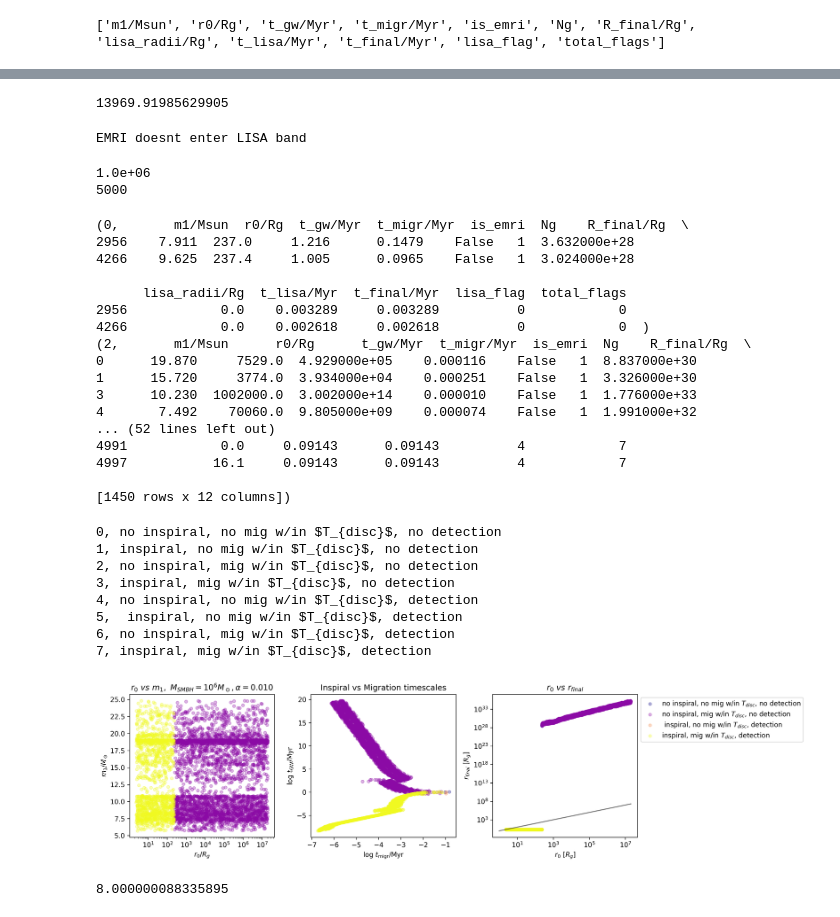
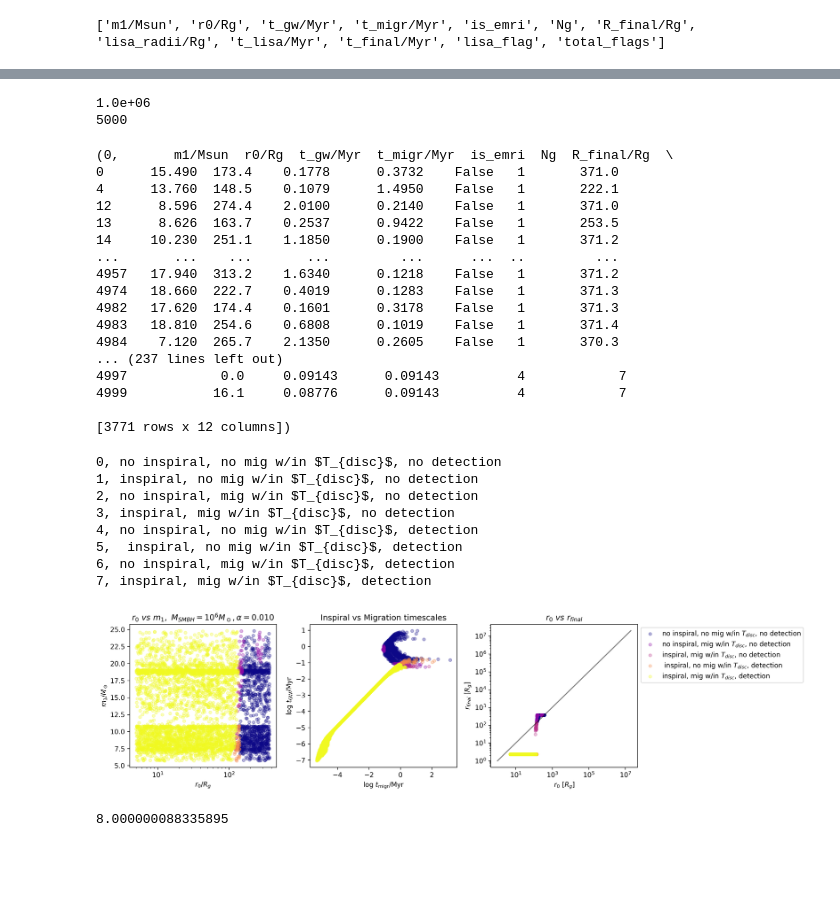
Before and after one commit to jt-stevenson/EMRIs_test, a Jupyter notebook: EMRIs_plots.ipynb, the cells around one changed output, grey strips where cells are left out. Saved outputs shown, nothing was run; the diff lists cells and outputs as text; code cells hidden in the pictures; blank space fills up the shorter version.

```diff
--- a/EMRIs_plots.ipynb
+++ b/EMRIs_plots.ipynb
@@ -16,9 +16,9 @@ start = datetime.now()
 # %%
 c=693163
 
-dir=f'EMRIs_Jupiter_2/c_{c}/NT/alpha_0.01/'
+dir=f'EMRIs_Jupiter_2/c_{c}/SG/alpha_0.01/'
 
-filename = f"EMRIs_Jupiter_2/c_{c}/NT/alpha_0.01/EMRIs_G23_1g_5000_events_with_GW.txt"
+filename = f"EMRIs_Jupiter_2/c_{c}/SG/alpha_0.01/EMRIs_G23_1g_5000_events_with_GW.txt"
 
 MBH, T = np.genfromtxt("SMBHmass_local_AGNlifetime_pairs.txt", unpack=True, skip_header=3)
 # %%
@@ -137,42 +132,6 @@ M_smbh=6.000
        'total_flags'],
       dtype='object')
 Columns: 14, Rows: 5000
-# %%
-# for i in range (0, len(data['lisa_flag'])):
-#     if data['lisa_flag'][i]==0:
-#         print(f'event {i} does not enter LISA band before T_disk')
-
-
-H0 = 70 * 1000 * ct.yr / (1e6 * ct.pc) #km s^-s Mpc_^-1
-t0 = 1.0/H0
-print(t0/1e6)
-
-for i in range (0, N):
-    if data['is_emri'][i]==0:
-        t_gw=data['t_gw/Myr'][i]
-        t_m=data['t_migr/Myr'][i]
-        if (min(t_m, t_gw) < t0)==False:
-            print(f'event {i} will not inspiral before T_disc, and will not inspiral within t0')
-# %% [output]
-13969.91985629905
-# %%
-MBH=1e6*ct.MSun
-m1=10*ct.MSun
-
-rG=ct.G*MBH*(1/(ct.c*ct.c))
-Rs = 2*rG
-
-r0=1e4*Rs
-Rmin=50*Rs
-
-lisa_flag, lisa_radii=jscript.LISAband_flag(r0, Rmin, MBH, m1)
-
-if lisa_flag!=0:
-    print(f'EMRI with SMBH {MBH/ct.MSun:.3e} MSun, SBH {m1/ct.MSun:.3e} MSun enters LISA band at {lisa_radii/rG:.3e} R_G')
-elif lisa_flag==0:
-    print(f'EMRI doesnt enter LISA band')
-# %% [output]
-EMRI doesnt enter LISA band
 # %%
 
 groups=data.groupby("total_flags", as_index=True)
@@ -211,23 +170,23 @@ power=np.log10(Mbh)
 for group in groups:
     print(group)
 # %% [output]
-(0,       m1/Msun  r0/Rg  t_gw/Myr  t_migr/Myr  is_emri  Ng    R_final/Rg  \
-2956    7.911  237.0     1.216      0.1479    False   1  3.632000e+28
-4266    9.625  237.4     1.005      0.0965    False   1  3.024000e+28
+(0,       m1/Msun  r0/Rg  t_gw/Myr  t_migr/Myr  is_emri  Ng  R_final/Rg  \
+0      15.490  173.4    0.1778      0.3732    False   1       371.0
+4      13.760  148.5    0.1079      1.4950    False   1       222.1
+12      8.596  274.4    2.0100      0.2140    False   1       371.0
+13      8.626  163.7    0.2537      0.9422    False   1       253.5
+14     10.230  251.1    1.1850      0.1900    False   1       371.2
+...       ...    ...       ...         ...      ...  ..         ...
+4957   17.940  313.2    1.6340      0.1218    False   1       371.2
+4974   18.660  222.7    0.4019      0.1283    False   1       371.3
+4982   17.620  174.4    0.1601      0.3178    False   1       371.3
+4983   18.810  254.6    0.6808      0.1019    False   1       371.4
+4984    7.120  265.7    2.1350      0.2605    False   1       370.3
+... (237 lines left out)
+4997            0.0     0.09143      0.09143          4            7
+4999           16.1     0.08776      0.09143          4            7
 
-      lisa_radii/Rg  t_lisa/Myr  t_final/Myr  lisa_flag  total_flags
-2956            0.0    0.003289     0.003289          0            0
-4266            0.0    0.002618     0.002618          0            0  )
-(2,       m1/Msun      r0/Rg      t_gw/Myr  t_migr/Myr  is_emri  Ng    R_final/Rg  \
-0      19.870     7529.0  4.929000e+05    0.000116    False   1  8.837000e+30
-1      15.720     3774.0  3.934000e+04    0.000251    False   1  3.326000e+30
-3      10.230  1002000.0  3.002000e+14    0.000010    False   1  1.776000e+33
-4       7.492    70060.0  9.805000e+09    0.000074    False   1  1.991000e+32
-... (52 lines left out)
-4991            0.0     0.09143      0.09143          4            7
-4997           16.1     0.09143      0.09143          4            7
-
-[1450 rows x 12 columns])
+[3771 rows x 12 columns])
 # %%
 colour='plasma'
 # colour='rainbow_r'
@@ -278,36 +237,36 @@ for k in range(0, 8):
     try:
         axs[i].scatter(groups.get_group(k)["r0/Rg"], groups.get_group(k)["R_final/Rg"], color=colors_map[k],
                    label=labels[k],
                    s=20, alpha=0.3)
     except KeyError:
         pass
 
 x = np.linspace(1, 2e7, 100)
 axs[i].plot(x, x, c="black", alpha=0.5)
 
 axs[i].set_xlabel(r'$r_0$ [$R_g$]')
-# axs[i].set_xlim(3, 9e3)
-# axs[i].set_ylim(1, 9e3)
+axs[i].set_xlim(3, 9e3)
+axs[i].set_ylim(1, 9e3)
 axs[i].set_xscale('log')
 axs[i].set_yscale('log')
 axs[i].set_ylabel(r'$r_{final}$ [$R_g$]')
 axs[i].set_title('$r_0~vs~r_{final}$')
 # axs[i].legend()
 axs[i].legend(bbox_to_anchor=(1,1))
 
 plt.tight_layout()
 plt.savefig(f'{dir}/summary_{N}_SMBH_1e{power:.0f}.pdf')
 plt.show()
 # %% [output]
 0, no inspiral, no mig w/in $T_{disc}$, no detection
 1, inspiral, no mig w/in $T_{disc}$, no detection
 2, no inspiral, mig w/in $T_{disc}$, no detection
 3, inspiral, mig w/in $T_{disc}$, no detection
 4, no inspiral, no mig w/in $T_{disc}$, detection
 5,  inspiral, no mig w/in $T_{disc}$, detection
 6, no inspiral, mig w/in $T_{disc}$, detection
 7, inspiral, mig w/in $T_{disc}$, detection
-[figure, old version]
+[figure, new version]
 # %%
 # fig, axs = plt.subplots(1, 3, figsize=(15, 5), dpi=100)
 # i=0
```
Also changed, not shown: parts of 6 cells of this notebook, 3 other files.
